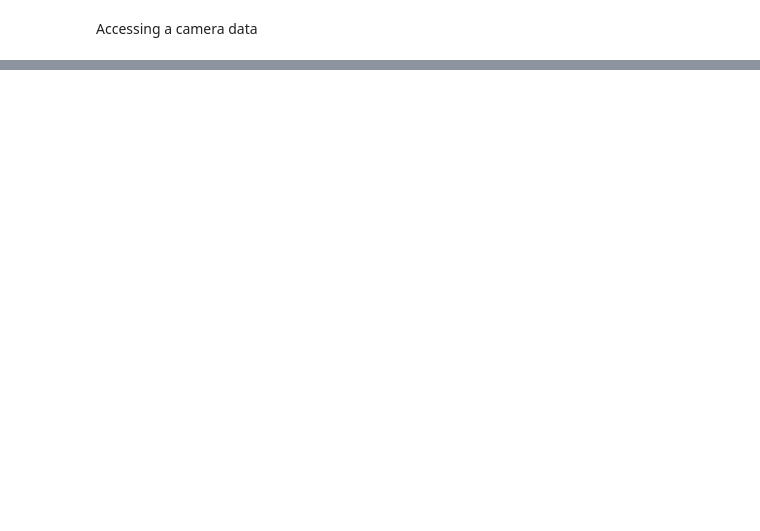
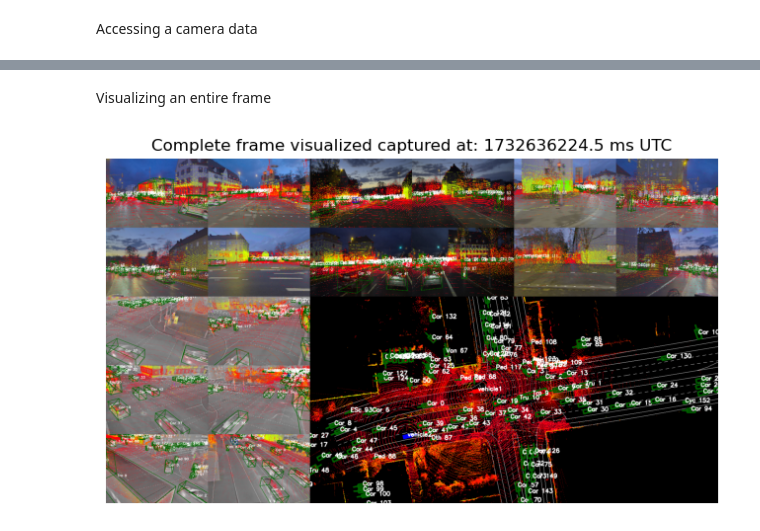
Before and after one commit to thi-ad/UrbanIng-V2X, a Jupyter notebook: tutorial.ipynb, the cells around one changed output, grey strips where cells are left out. Drawn from its saved outputs; the diff is of its cells as text; code cells hidden in the pictures; blank space fills up the shorter version.

```diff
--- a/tutorial.ipynb
+++ b/tutorial.ipynb
@@ -76,0 +185,22 @@ for camera_name in vehicle.cameras:
+# %% [markdown]
+Visualizing an entire frame
+# %%
+from urbaning.visualizer import FrameVisualizer
+
+frame = sequence[index]
+vis = FrameVisualizer()
+vis.update_frame(frame)
+vis.plot_camera_data()
+vis.plot_lanelet_map(lanelet_map=sequence.lanelet_map)
+vis.plot_point_cloud()
+vis.plot_labels()
+vis.plot_vehicles()
+image = vis.result()
+# plot the image
+plt.figure(figsize=(8, 6))
+plt.imshow(cv2.cvtColor(image, cv2.COLOR_BGR2RGB))
+plt.title(f"Complete frame visualized captured at: {frame.timestamp} ms UTC")
+plt.axis('off')
+plt.show()
+# %% [output]
+[figure, added]
```
Also changed, not shown: parts of 16 cells of this notebook, 29 other files.
